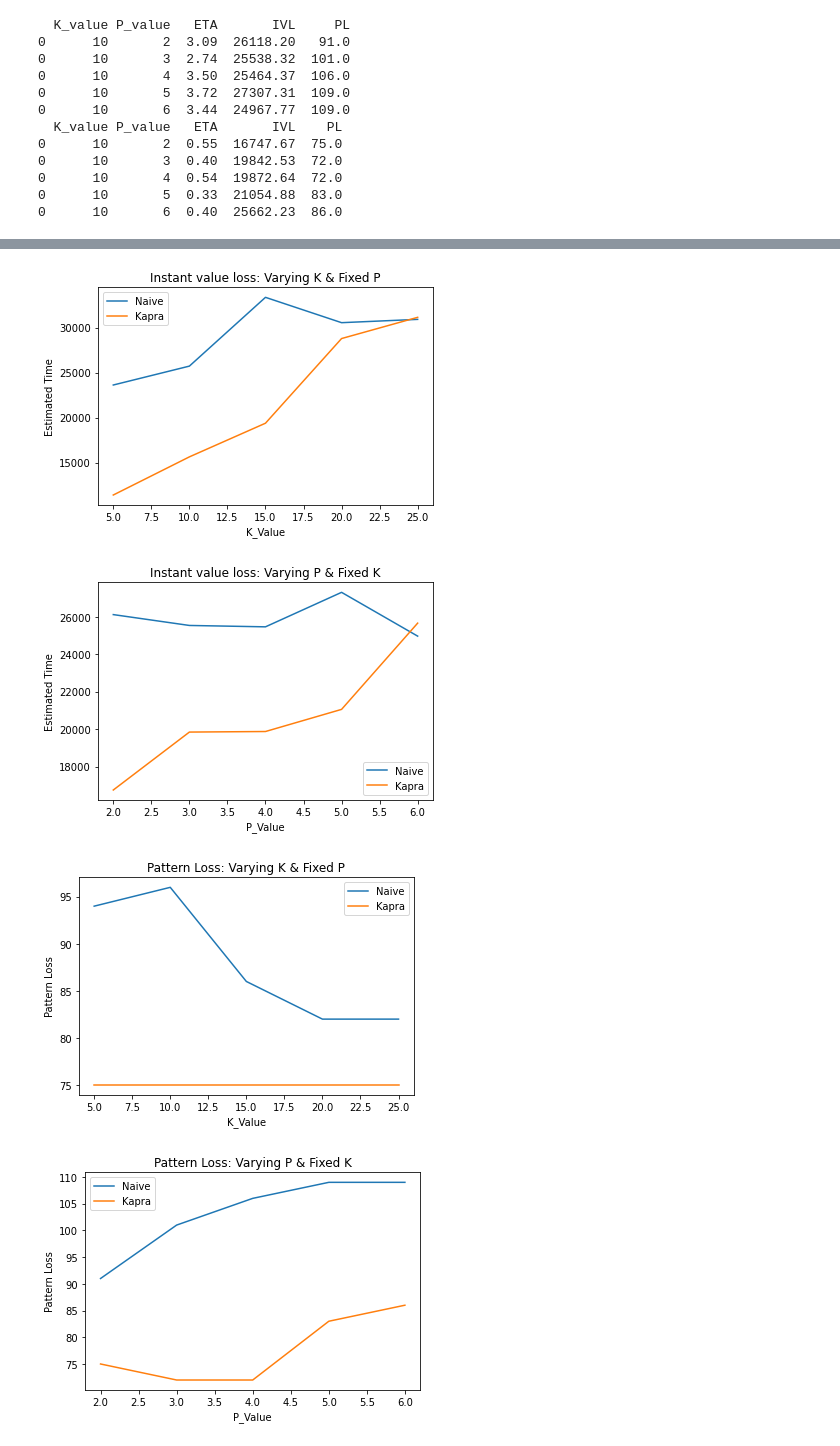
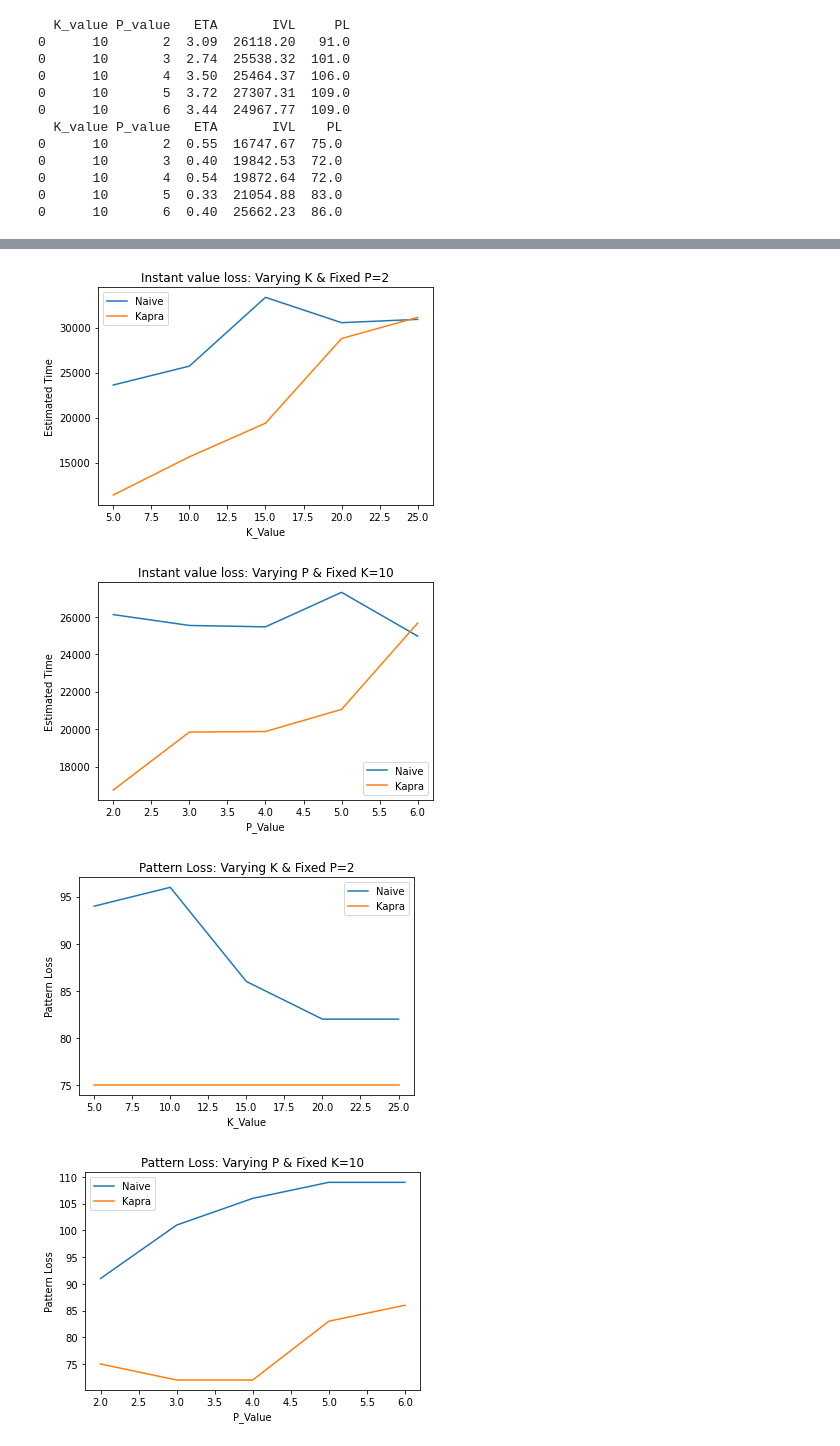
Before and after one commit to Shersingh3269/KAPRA, a Jupyter notebook: Kapra.ipynb, the cells around one changed output, grey strips where cells are left out. Drawn from its saved outputs; the diff is of its cells as text; code cells hidden in the pictures.

```diff
--- a/Kapra.ipynb
+++ b/Kapra.ipynb
@@ -90,0 +91,10 @@ See the caveats in the documentation: https://pandas.pydata.org/pandas-docs/stab
+# %%
+df_series  = pd.read_csv('Dataset\diabeties_time_series_data_final.csv')
+cols_series = list(df_series.columns)[1:]
+
+time_series_QI = dict()
+for i, row in df_series.iterrows():
+    time_series_QI[row[0]]  = list(row[cols_series])
+
+#time series data as Quansi Indetifier
+print (time_series_QI)
@@ -963,8 +988,8 @@ plt.legend()
 
 plt.show()
 # %% [output]
-[figure, old version]
+[figure, new version]
-[figure, old version]
+[figure, new version]
 # %%
 # Pattern loss  comparision Naive vs Kapra
 x1 = Varying_K_Naive['K_value'].tolist()
@@ -975,34 +1000,34 @@ plt.plot(x1, y1, label = "Naive")
 
 x2 = Varying_K_Kapra['K_value'].tolist()
 y2 = Varying_K_Kapra['PL'].tolist()
 plt.plot(x2, y2, label = "Kapra")
 
 plt.xlabel('K_Value')
 plt.ylabel('Pattern Loss')
-plt.title('Pattern Loss: Varying K & Fixed P ')
+plt.title('Pattern Loss: Varying K & Fixed P=2')
 
 plt.legend()
 
 plt.show()
 
 # Time performance comparision Naive vs Kapra
 x1 = Varying_P_Naive['P_value'].tolist()
 y1 = Varying_P_Naive['PL'].tolist()
 
 plt.plot(x1, y1, label = "Naive")
 
 
 x2 = Varying_P_Kapra['P_value'].tolist()
 y2 = Varying_P_Kapra['PL'].tolist()
 plt.plot(x2, y2, label = "Kapra")
 
 plt.xlabel('P_Value')
 plt.ylabel('Pattern Loss')
-plt.title('Pattern Loss: Varying P & Fixed K')
+plt.title('Pattern Loss: Varying P & Fixed K=10')
 
 plt.legend()
 
 plt.show()
 # %% [output]
-[figure, old version]
+[figure, new version]
-[figure, old version]
+[figure, new version]
```
Also changed, not shown: parts of 14 cells of this notebook.
